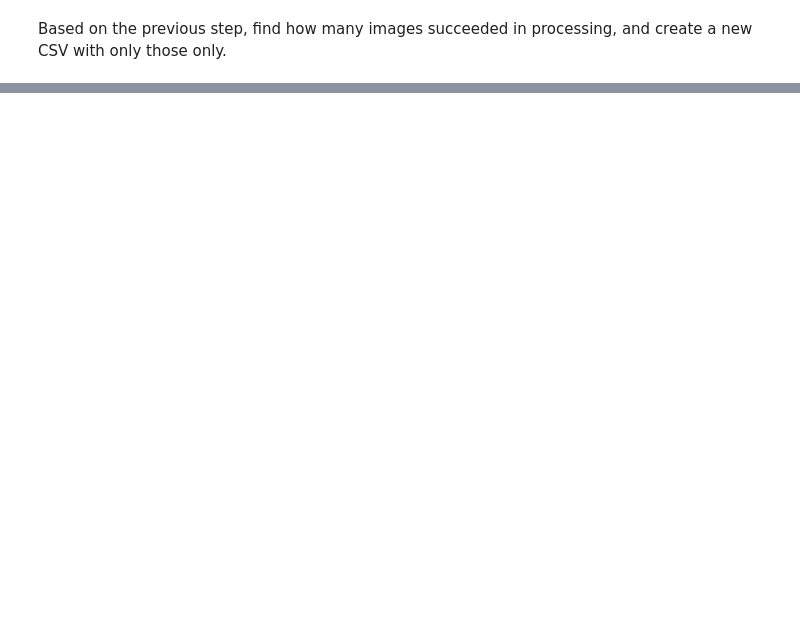
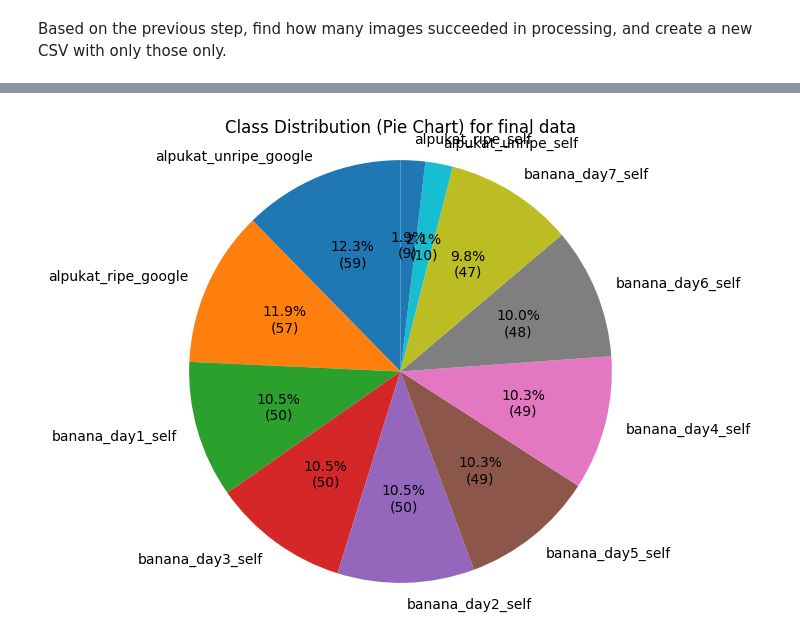
Before and after one commit to thatnerd527/deeplearning, a Jupyter notebook: Preprocessing.ipynb, the cells around one changed output, grey strips where cells are left out. Drawn from its saved outputs; the diff is of its cells as text; code cells hidden in the pictures; blank space fills up the shorter version.

```diff
--- a/Preprocessing.ipynb
+++ b/Preprocessing.ipynb
@@ -201,0 +551,18 @@ Filtered CSV saved to ./filtered_result.csv with 373 entries.
+# %%
+def unsharp_mask_map(path: str, gamma=0) -> bytes:
+    """
+    Apply unsharp mask to the image at 'path' and return the processed image bytes.
+    - alpha: weight of the original image
+    - beta: weight of the blurred image (negative for sharpening)
+    - gamma: scalar added to each sum
+    """
+    img = cv2.imread(path)
+    if img is None:
+        raise ValueError(f"Could not read image at {path}")
+    blurred = cv2.GaussianBlur(img, (5, 5), sigmaX=3, sigmaY=3)
+    weight = 1.5
+    sharpened = cv2.addWeighted(img, 1 + weight, blurred, -weight, gamma)
+    _, buf = cv2.imencode('.jpg', sharpened)
+    return buf.tobytes()
+unsharp_variation_csv = create_dataset_variation(filtered_df, keep_all, unsharp_mask_map, variation_tag="unsharp")
+print(unsharp_variation_csv)
@@ -201,0 +680,27 @@ Filtered CSV saved to ./filtered_result.csv with 373 entries.
+# %%
+class_col = 'class_name' if 'class_name' in filtered_df.columns else filtered_df.columns[-1]
+final_df = pd.read_csv(filtered2_path)
+# Count occurrences of each class
+class_counts = filtered_df[class_col].value_counts()
+
+# Pie chart of class distribution with numbers shown
+def make_autopct(values):
+    def my_autopct(pct):
+        total = int(values.sum())
+        val = int(round(pct * total / 100.0))
+        return f'{pct:.1f}%\n({val})'
+    return my_autopct
+
+plt.figure(figsize=(6, 6))
+class_counts.plot(
+    kind='pie',
+    autopct=make_autopct(class_counts),
+    startangle=90,
+    legend=False
+)
+plt.title('Class Distribution (Pie Chart) for final data')
+plt.ylabel('')
+plt.axis('equal')  # keep pie circular
+plt.show()
+# %% [output]
+[figure, added]
```
Also changed, not shown: parts of 15 cells of this notebook, 19 other files.
